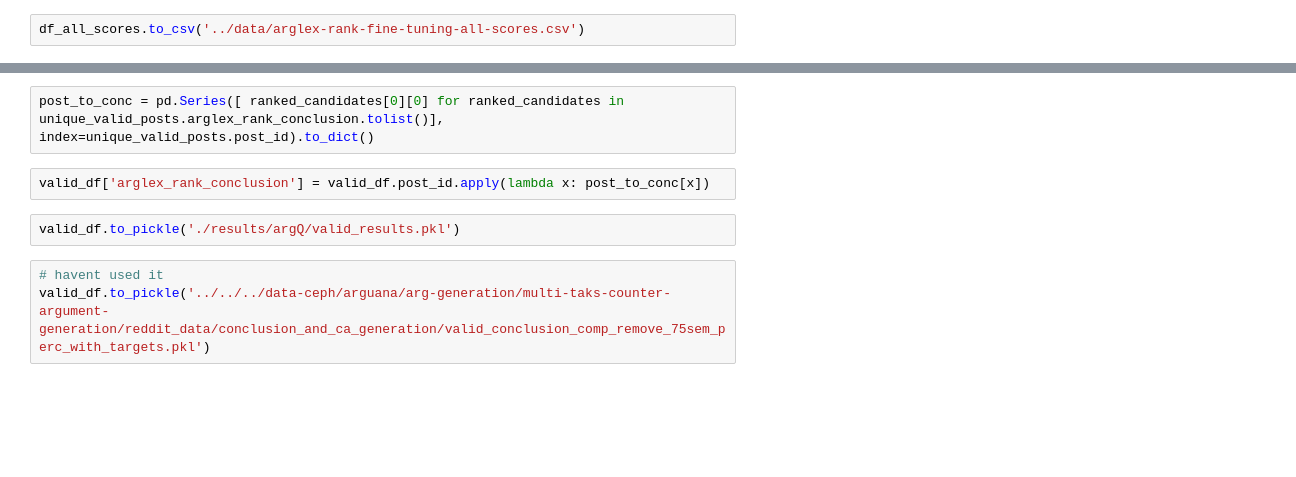
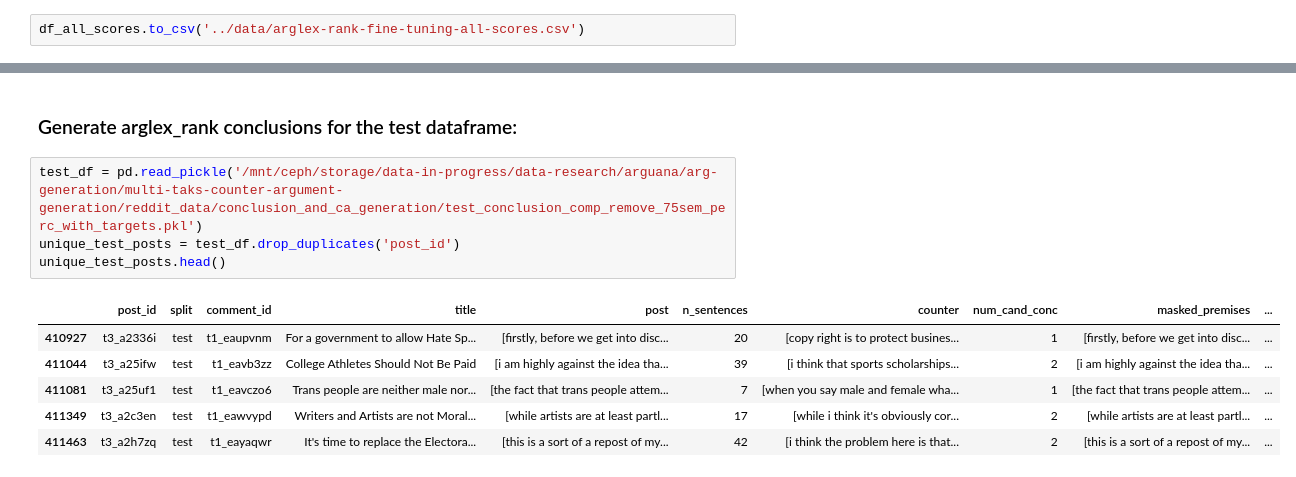
Before and after one commit to webis-de/eacl23-conclusion-based-counter-argument-generation, a Jupyter notebook: notebooks/arglexrank-generate-conclusions.ipynb, the cells around one changed output, grey strips where cells are left out. Saved outputs shown, nothing was run; the diff lists cells and outputs as text; blank space fills up the shorter version.

```diff
--- a/notebooks/arglexrank-generate-conclusions.ipynb
+++ b/notebooks/arglexrank-generate-conclusions.ipynb
@@ -229,9 +218,13 @@ unique_valid_posts[['post_id', 'title', 'post', 'arglex_rank_conclusion']]
-# %%
-post_to_conc = pd.Series([ ranked_candidates[0][0] for ranked_candidates in  unique_valid_posts.arglex_rank_conclusion.tolist()], index=unique_valid_posts.post_id).to_dict()
-# %%
-valid_df['arglex_rank_conclusion'] = valid_df.post_id.apply(lambda x: post_to_conc[x])
-# %%
-valid_df.to_pickle('./results/argQ/valid_results.pkl')
+# %% [markdown]
+### Generate arglex_rank conclusions for the test dataframe:
 # %%
-# havent used it
-valid_df.to_pickle('../../../data-ceph/arguana/arg-generation/multi-taks-counter-argument-generation/reddit_data/conclusion_and_ca_generation/valid_conclusion_comp_remove_75sem_perc_with_targets.pkl')
+test_df = pd.read_pickle('/mnt/ceph/storage/data-in-progress/data-research/arguana/arg-generation/multi-taks-counter-argument-generation/reddit_data/conclusion_and_ca_generation/test_conclusion_comp_remove_75sem_perc_with_targets.pkl')
+unique_test_posts = test_df.drop_duplicates('post_id')
+unique_test_posts.head()
+# %% [output]
+|  | post_id | split | comment_id | title | post | n_sentences | counter | num_cand_conc | masked_premises | ... |
+| 410927 | t3_a2336i | test | t1_eaupvnm | For a government to allow Hate Sp... | [firstly, before we get into disc... | 20 | [copy right is to protect busines... | 1 | [firstly, before we get into disc... | ... |
+| 411044 | t3_a25ifw | test | t1_eavb3zz | College Athletes Should Not Be Paid | [i am highly against the idea tha... | 39 | [i think that sports scholarships... | 2 | [i am highly against the idea tha... | ... |
+| 411081 | t3_a25uf1 | test | t1_eavczo6 | Trans people are neither male nor... | [the fact that trans people attem... | 7 | [when you say male and female wha... | 1 | [the fact that trans people attem... | ... |
+| 411349 | t3_a2c3en | test | t1_eawvypd | Writers and Artists are not Moral... | [while artists are at least partl... | 17 | [while i think it's obviously cor... | 2 | [while artists are at least partl... | ... |
+| 411463 | t3_a2h7zq | test | t1_eayaqwr | It's time to replace the Electora... | [this is a sort of a repost of my... | 42 | [i think the problem here is that... | 2 | [this is a sort of a repost of my... | ... |
```
Also changed, not shown: parts of 17 cells of this notebook, 8 other files.
